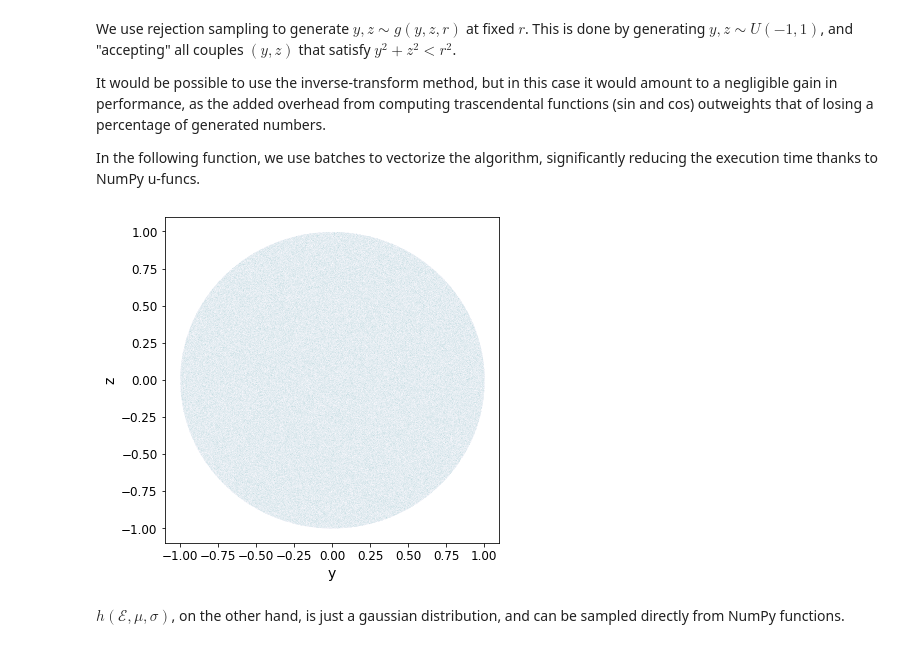
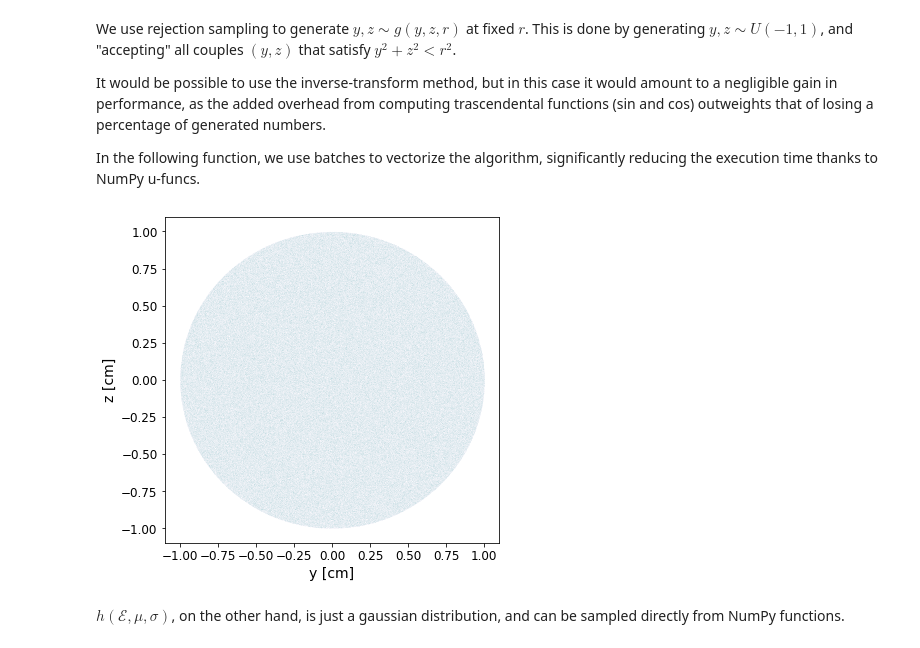
Before and after one commit to Einlar/MuonSource, a Jupyter notebook: Report-Group3.ipynb, the cells around one changed output. Drawn from its saved outputs; the diff is of its cells as text; code cells hidden in the pictures.

```diff
--- a/Report-Group3.ipynb
+++ b/Report-Group3.ipynb
@@ -495,12 +495,12 @@ ys, zs = generate_yz(num_samples, 1) #without batches it would take >17s
 # %%
 #Check the uniformity
 plt.figure(figsize=(6,6))
 plt.scatter(ys,zs,s=0.00001)
-plt.xlabel('y')
-plt.ylabel('z')
+plt.xlabel('y [cm]')
+plt.ylabel('z [cm]')
 plt.show()
 # %% [output]
-[figure, old version]
+[figure, new version]
 # %% [markdown]
 $h(\mathcal{E},\mu,\sigma)$, on the other hand, is just a gaussian distribution, and can be sampled directly from NumPy functions.
 # %%
```
Also changed, not shown: parts of 17 cells of this notebook, 1 other file.
